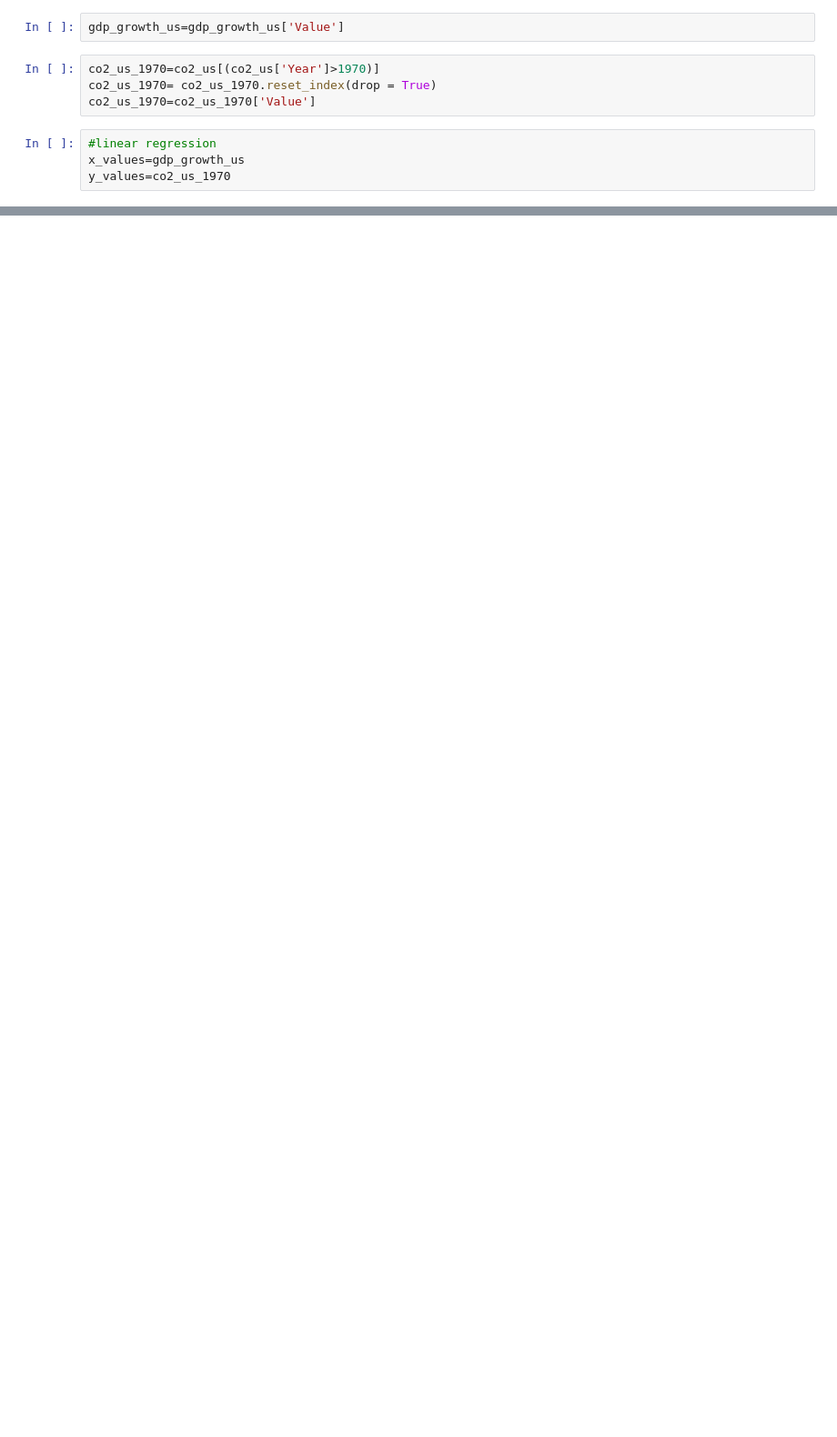
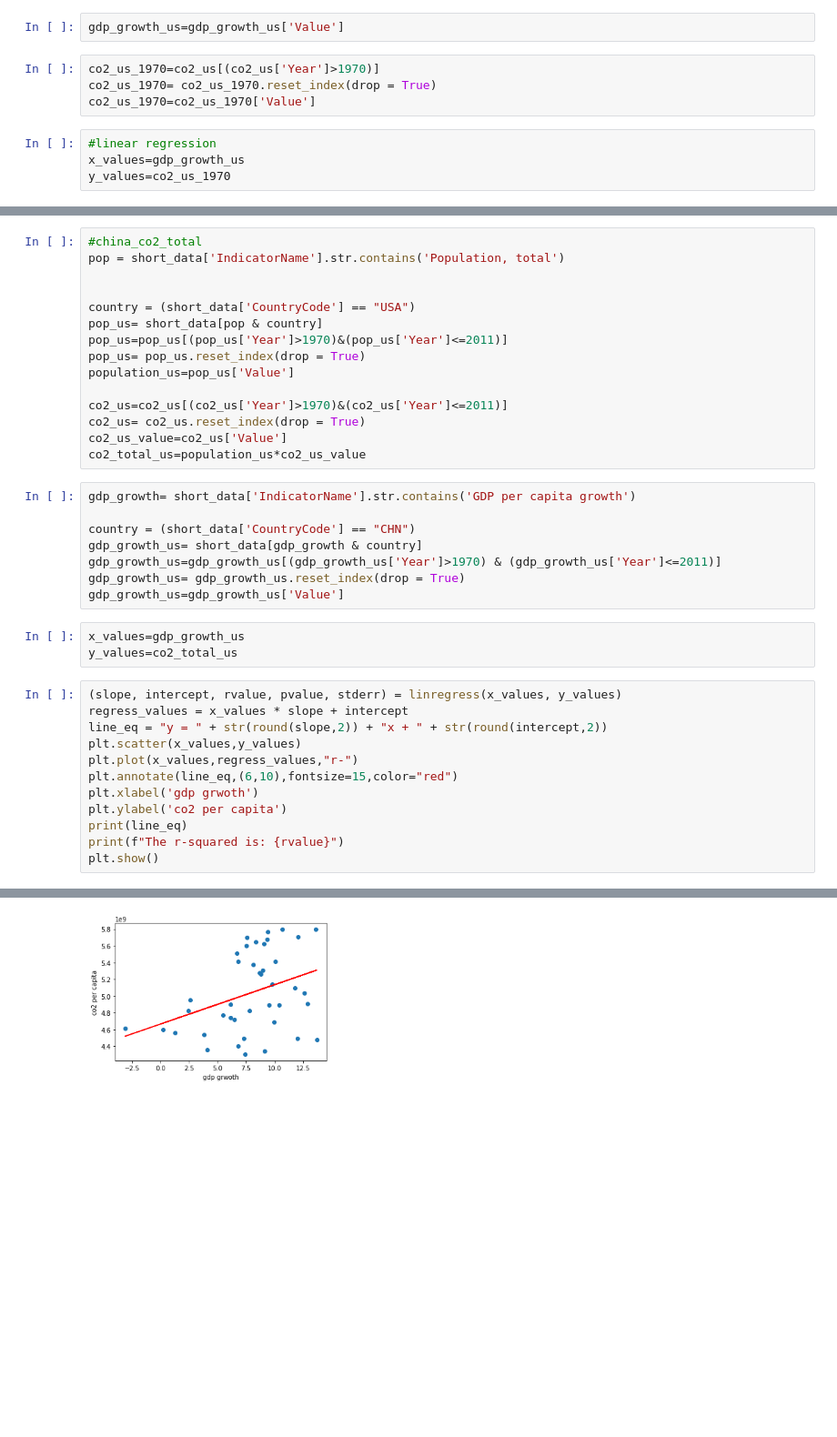
Before and after one commit to robertcox324/5horsemenoftheapocalypse, a Jupyter notebook: camparison.ipynb, the cells around one changed output, grey strips where cells are left out. Shown at 91% size. Drawn from its saved outputs; the diff is of its cells as text; blank space fills up the shorter version.

```diff
--- a/camparison.ipynb
+++ b/camparison.ipynb
@@ -274,0 +307,39 @@ The r-squared is: 0.35574887405733924
+# %%
+#china_co2_total
+pop = short_data['IndicatorName'].str.contains('Population, total')
+
+
+country = (short_data['CountryCode'] == "USA")
+pop_us= short_data[pop & country]
+pop_us=pop_us[(pop_us['Year']>1970)&(pop_us['Year']<=2011)]
+pop_us= pop_us.reset_index(drop = True)
+population_us=pop_us['Value']
+
+co2_us=co2_us[(co2_us['Year']>1970)&(co2_us['Year']<=2011)]
+co2_us= co2_us.reset_index(drop = True)
+co2_us_value=co2_us['Value']
+co2_total_us=population_us*co2_us_value
+# %%
+gdp_growth= short_data['IndicatorName'].str.contains('GDP per capita growth')
+
+country = (short_data['CountryCode'] == "CHN")
+gdp_growth_us= short_data[gdp_growth & country]
+gdp_growth_us=gdp_growth_us[(gdp_growth_us['Year']>1970) & (gdp_growth_us['Year']<=2011)]
+gdp_growth_us= gdp_growth_us.reset_index(drop = True)
+gdp_growth_us=gdp_growth_us['Value']
+# %%
+x_values=gdp_growth_us
+y_values=co2_total_us
+# %%
+(slope, intercept, rvalue, pvalue, stderr) = linregress(x_values, y_values)
+regress_values = x_values * slope + intercept
+line_eq = "y = " + str(round(slope,2)) + "x + " + str(round(intercept,2))
+plt.scatter(x_values,y_values)
+plt.plot(x_values,regress_values,"r-")
+plt.annotate(line_eq,(6,10),fontsize=15,color="red")
+plt.xlabel('gdp grwoth')
+plt.ylabel('co2 per capita')
+print(line_eq)
+print(f"The r-squared is: {rvalue}")
+plt.show()
+# %% [output]
@@ -274,0 +348 @@ The r-squared is: 0.35574887405733924
+[figure, added]
```
Also changed, not shown: parts of 12 cells of this notebook.
